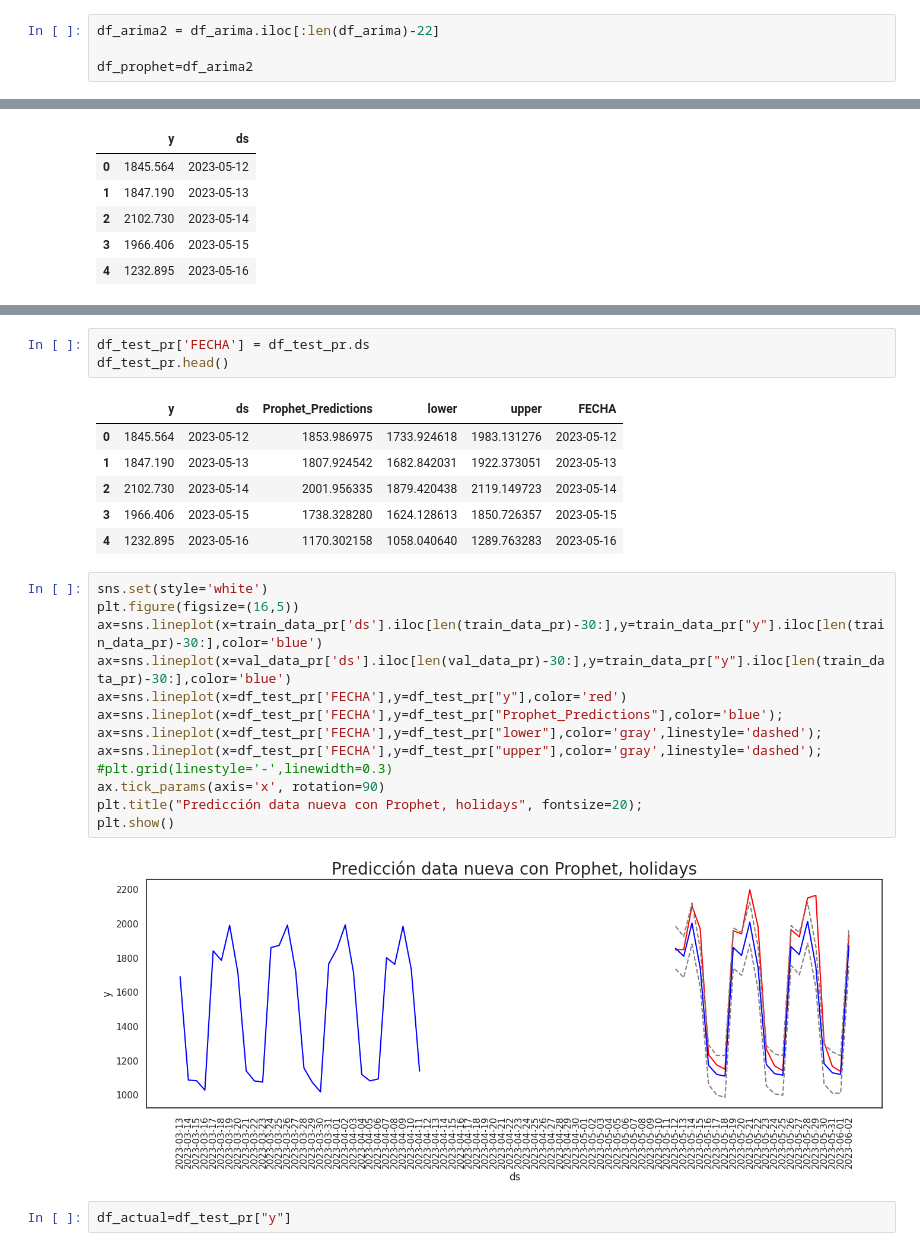
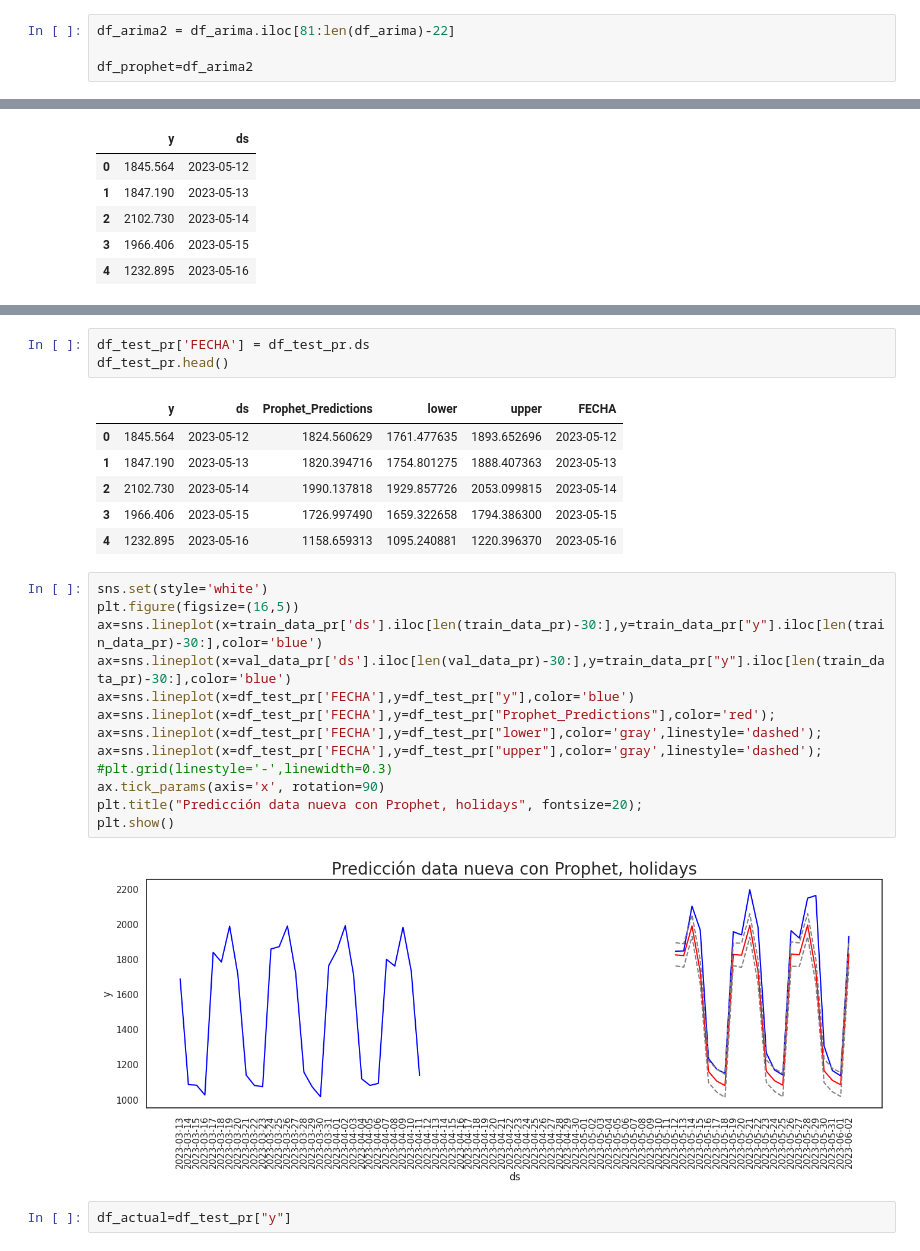
Before and after one commit to dele22922/tarea3_feat_eng, a Jupyter notebook: Tarea Semana 4_GRP4_vfinal2.ipynb, the cells around one changed output, grey strips where cells are left out. Cells and saved outputs as stored; diff of their text form.

```diff
--- a/Tarea Semana 4_GRP4_vfinal2.ipynb
+++ b/Tarea Semana 4_GRP4_vfinal2.ipynb
@@ -990,7 +991,7 @@ RMSE of Auto SARIMA: 251.27014485188474
 # %% [markdown]
 Procedemos a declarar nuestro dataset a utilizarse en Prophet:
 # %%
-df_arima2 = df_arima.iloc[:len(df_arima)-22]
+df_arima2 = df_arima.iloc[81:len(df_arima)-22]
 
 df_prophet=df_arima2
 # %% [markdown]
@@ -1555,26 +1572,26 @@ df_test_pr['FECHA'] = df_test_pr.ds
 df_test_pr.head()
 # %% [output]
 |  | y | ds | Prophet_Predictions | lower | upper | FECHA |
-| 0 | 1845.564 | 2023-05-12 | 1853.986975 | 1733.924618 | 1983.131276 | 2023-05-12 |
-| 1 | 1847.190 | 2023-05-13 | 1807.924542 | 1682.842031 | 1922.373051 | 2023-05-13 |
-| 2 | 2102.730 | 2023-05-14 | 2001.956335 | 1879.420438 | 2119.149723 | 2023-05-14 |
-| 3 | 1966.406 | 2023-05-15 | 1738.328280 | 1624.128613 | 1850.726357 | 2023-05-15 |
-| 4 | 1232.895 | 2023-05-16 | 1170.302158 | 1058.040640 | 1289.763283 | 2023-05-16 |
+| 0 | 1845.564 | 2023-05-12 | 1824.560629 | 1761.477635 | 1893.652696 | 2023-05-12 |
+| 1 | 1847.190 | 2023-05-13 | 1820.394716 | 1754.801275 | 1888.407363 | 2023-05-13 |
+| 2 | 2102.730 | 2023-05-14 | 1990.137818 | 1929.857726 | 2053.099815 | 2023-05-14 |
+| 3 | 1966.406 | 2023-05-15 | 1726.997490 | 1659.322658 | 1794.386300 | 2023-05-15 |
+| 4 | 1232.895 | 2023-05-16 | 1158.659313 | 1095.240881 | 1220.396370 | 2023-05-16 |
 # %%
 sns.set(style='white')
 plt.figure(figsize=(16,5))
 ax=sns.lineplot(x=train_data_pr['ds'].iloc[len(train_data_pr)-30:],y=train_data_pr["y"].iloc[len(train_data_pr)-30:],color='blue')
 ax=sns.lineplot(x=val_data_pr['ds'].iloc[len(val_data_pr)-30:],y=train_data_pr["y"].iloc[len(train_data_pr)-30:],color='blue')
-ax=sns.lineplot(x=df_test_pr['FECHA'],y=df_test_pr["y"],color='red')
-ax=sns.lineplot(x=df_test_pr['FECHA'],y=df_test_pr["Prophet_Predictions"],color='blue');
+ax=sns.lineplot(x=df_test_pr['FECHA'],y=df_test_pr["y"],color='blue')
+ax=sns.lineplot(x=df_test_pr['FECHA'],y=df_test_pr["Prophet_Predictions"],color='red');
 ax=sns.lineplot(x=df_test_pr['FECHA'],y=df_test_pr["lower"],color='gray',linestyle='dashed');
 ax=sns.lineplot(x=df_test_pr['FECHA'],y=df_test_pr["upper"],color='gray',linestyle='dashed');
 #plt.grid(linestyle='-',linewidth=0.3)
 ax.tick_params(axis='x', rotation=90)
 plt.title("Predicción data nueva con Prophet, holidays", fontsize=20);
 plt.show()
 # %% [output]
-[figure, old version]
+[figure, new version]
 # %%
 df_actual=df_test_pr["y"]
 # %%
```
Also changed, not shown: parts of 50 cells of this notebook.
